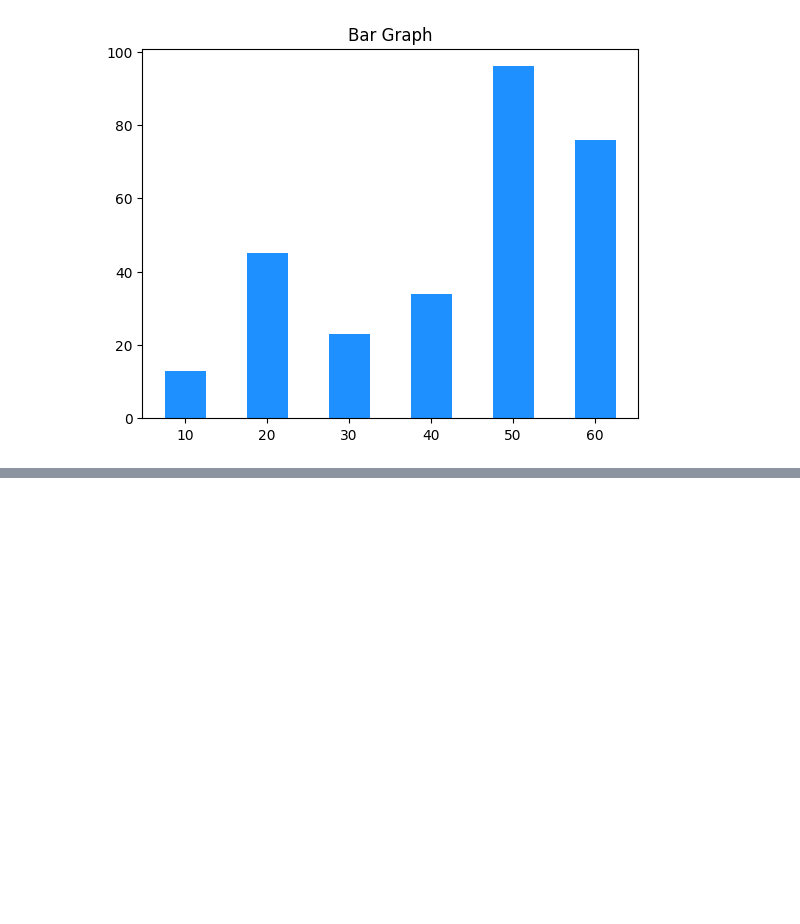
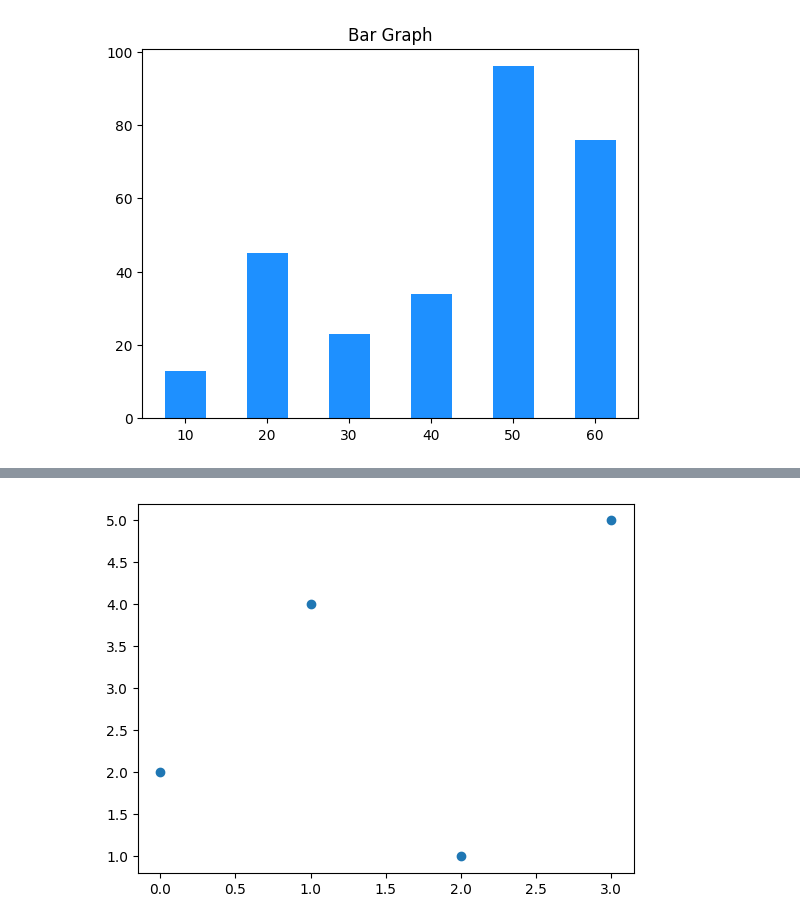
Before and after one commit to ChandrakantaSen/SourceCode_Python, a Jupyter notebook: JupyterNotebook Files/projectPython_Matplotlib.ipynb, the cells around one changed output, grey strips where cells are left out. Drawn from its saved outputs; the diff is of its cells as text; code cells hidden in the pictures; blank space fills up the shorter version.

```diff
--- a/JupyterNotebook Files/projectPython_Matplotlib.ipynb
+++ b/JupyterNotebook Files/projectPython_Matplotlib.ipynb
@@ -17,0 +32,5 @@ plt.show()
+# %%
+plt.plot(y,'o')
+plt.show()
+# %% [output]
+[figure, added]
```
Also changed, not shown: parts of 4 cells of this notebook, 4 other files.
